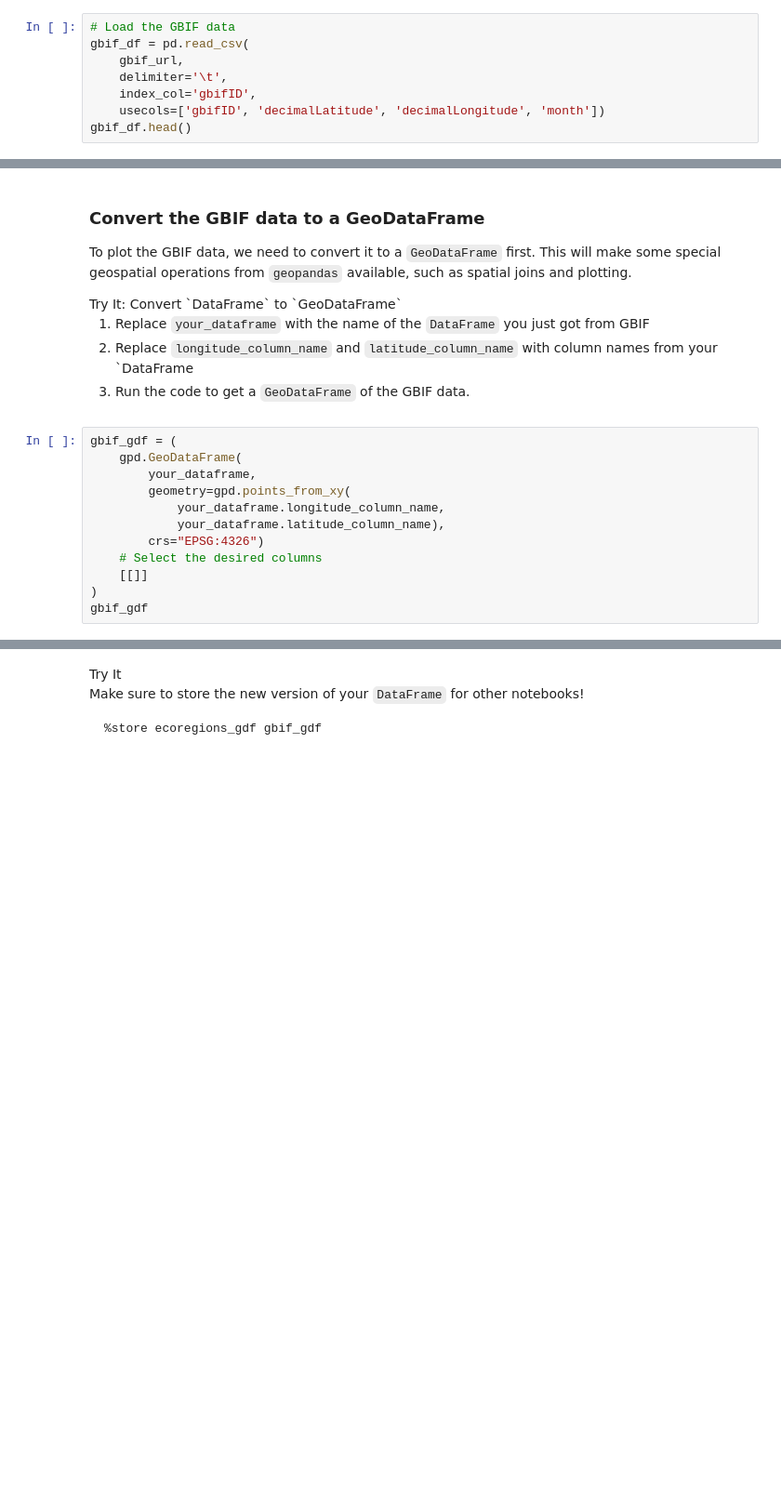
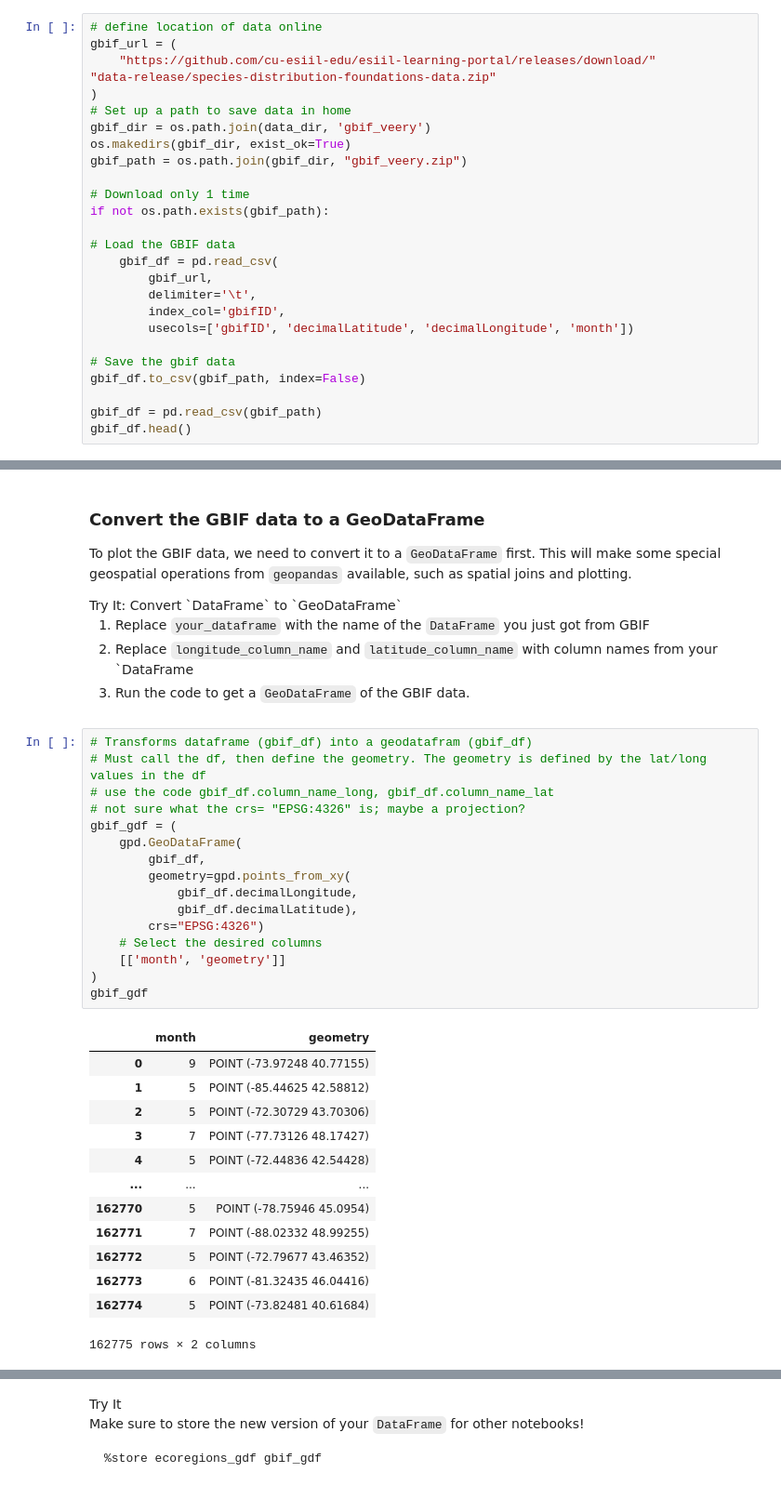
Before and after one commit to earthlab-education/species-distribution-coding-challenge-sear2701, a Jupyter notebook: notebooks/species-distribution-31-wrangle.ipynb, the cells around one changed output, grey strips where cells are left out. Shown: that part at 93% size. Drawn from its saved outputs; the diff is of its cells as text; blank space fills up the shorter version.

```diff
--- a/notebooks/species-distribution-31-wrangle.ipynb
+++ b/notebooks/species-distribution-31-wrangle.ipynb
@@ -176,10 +189,28 @@ download only runs once, as with the ecoregion data.</li>
 <li>Run the cell</li>
 </ol></div></div>
 # %%
+# define location of data online
+gbif_url = (
+    "https://github.com/cu-esiil-edu/esiil-learning-portal/releases/download/"
+"data-release/species-distribution-foundations-data.zip"
+)
+# Set up a path to save data in home
+gbif_dir = os.path.join(data_dir, 'gbif_veery')
+os.makedirs(gbif_dir, exist_ok=True)
+gbif_path = os.path.join(gbif_dir, "gbif_veery.zip")
+
+# Download only 1 time
+if not os.path.exists(gbif_path):
+
 # Load the GBIF data
-gbif_df = pd.read_csv(
-    gbif_url,
-    delimiter='\t',
-    index_col='gbifID',
-    usecols=['gbifID', 'decimalLatitude', 'decimalLongitude', 'month'])
+    gbif_df = pd.read_csv(
+        gbif_url,
+        delimiter='\t',
+        index_col='gbifID',
+        usecols=['gbifID', 'decimalLatitude', 'decimalLongitude', 'month'])
+
+# Save the gbif data
+gbif_df.to_csv(gbif_path, index=False)
+
+gbif_df = pd.read_csv(gbif_path)
 gbif_df.head()
@@ -200,14 +238,32 @@ available, such as spatial joins and plotting.
 data.</li>
 </ol></div></div>
 # %%
+# Transforms dataframe (gbif_df) into a geodatafram (gbif_df)
+# Must call the df, then define the geometry. The geometry is defined by the lat/long values in the df
+# use the code gbif_df.column_name_long, gbif_df.column_name_lat
+# not sure what the crs= "EPSG:4326" is; maybe a projection?
 gbif_gdf = (
     gpd.GeoDataFrame(
-        your_dataframe,
+        gbif_df,
         geometry=gpd.points_from_xy(
-            your_dataframe.longitude_column_name,
-            your_dataframe.latitude_column_name),
+            gbif_df.decimalLongitude,
+            gbif_df.decimalLatitude),
         crs="EPSG:4326")
     # Select the desired columns
-    [[]]
+    [['month', 'geometry']]
 )
 gbif_gdf
+# %% [output]
+|  | month | geometry |
+| 0 | 9 | POINT (-73.97248 40.77155) |
+| 1 | 5 | POINT (-85.44625 42.58812) |
+| 2 | 5 | POINT (-72.30729 43.70306) |
+| 3 | 7 | POINT (-77.73126 48.17427) |
+| 4 | 5 | POINT (-72.44836 42.54428) |
+| ... | ... | ... |
+| 162770 | 5 | POINT (-78.75946 45.0954) |
+| 162771 | 7 | POINT (-88.02332 48.99255) |
+| 162772 | 5 | POINT (-72.79677 43.46352) |
+| 162773 | 6 | POINT (-81.32435 46.04416) |
+| 162774 | 5 | POINT (-73.82481 40.61684) |
+162775 rows × 2 columns
```
Also changed, not shown: parts of 4 cells of this notebook, 1 other file.
